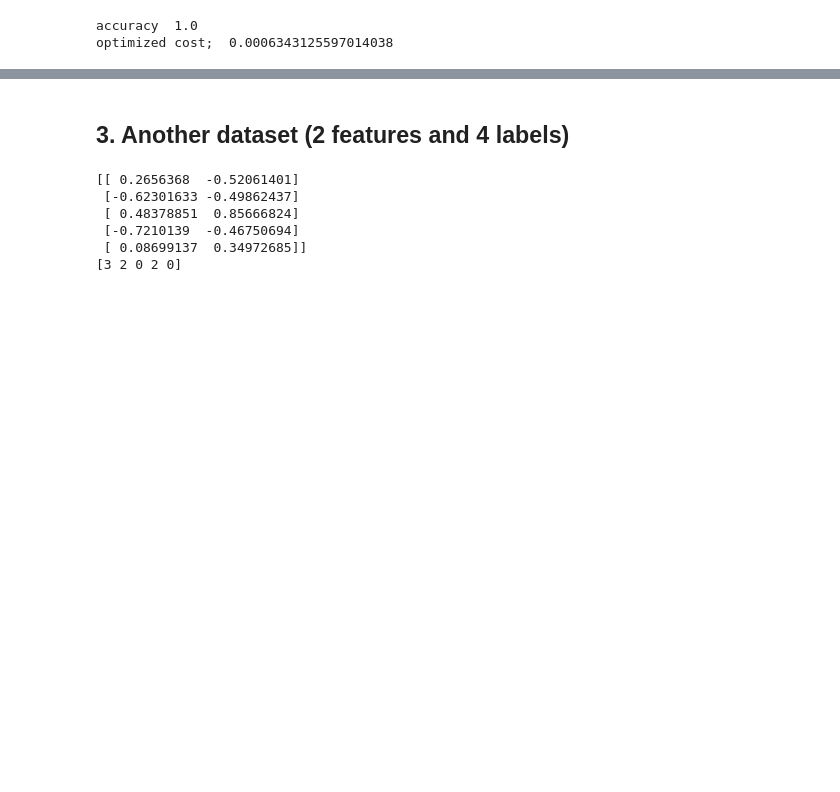
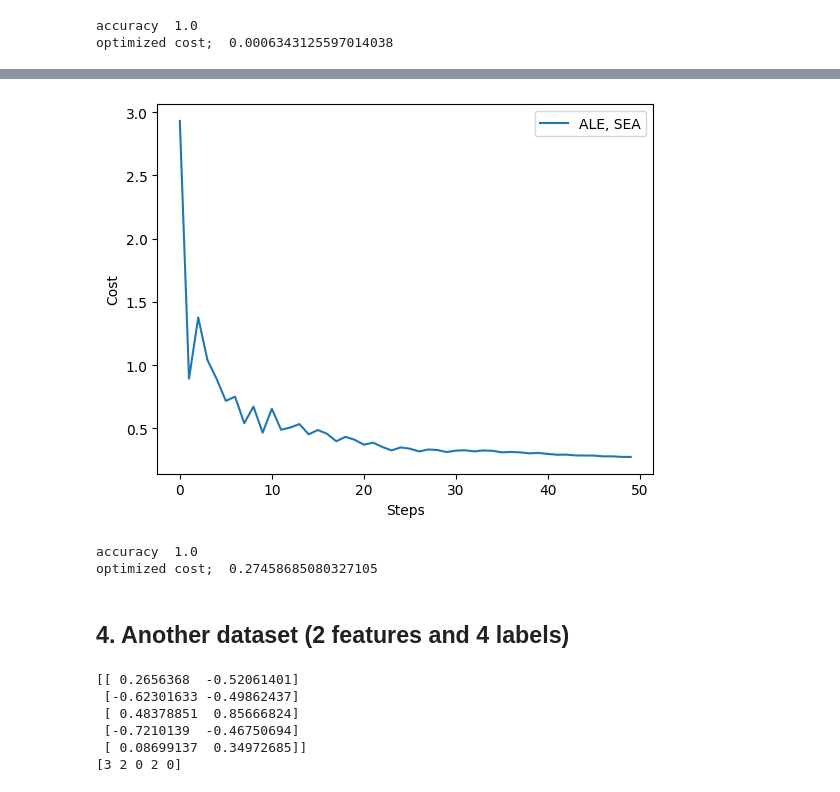
Before and after one commit to kkensuke/quantum-classification, a Jupyter notebook: notebooks/quantum_classifier.ipynb, the cells around one changed output, grey strips where cells are left out. Saved outputs shown, nothing was run; the diff lists cells and outputs as text; code cells hidden in the pictures; blank space fills up the shorter version.

```diff
--- a/notebooks/quantum_classifier.ipynb
+++ b/notebooks/quantum_classifier.ipynb
@@ -148,5 +205,15 @@ optimized cost;  0.0006343125597014038
+# %%
+iris43.plot_cost()
+# %% [output]
+[figure, added]
+# %%
+print('accuracy ', iris43.accuracy(x_test, y_test))
+print('optimized cost; ', iris43.cost_list[-1])
+# %% [output]
+accuracy  1.0
+optimized cost;  0.27458685080327105
 # %% [markdown]
-## 3. Another dataset (2 features and 4 labels)
+## 4. Another dataset (2 features and 4 labels)
 # %%
 from pennylane import numpy as np
 from sklearn.model_selection import train_test_split
```
Also changed, not shown: parts of 28 cells of this notebook, 2 other files.
